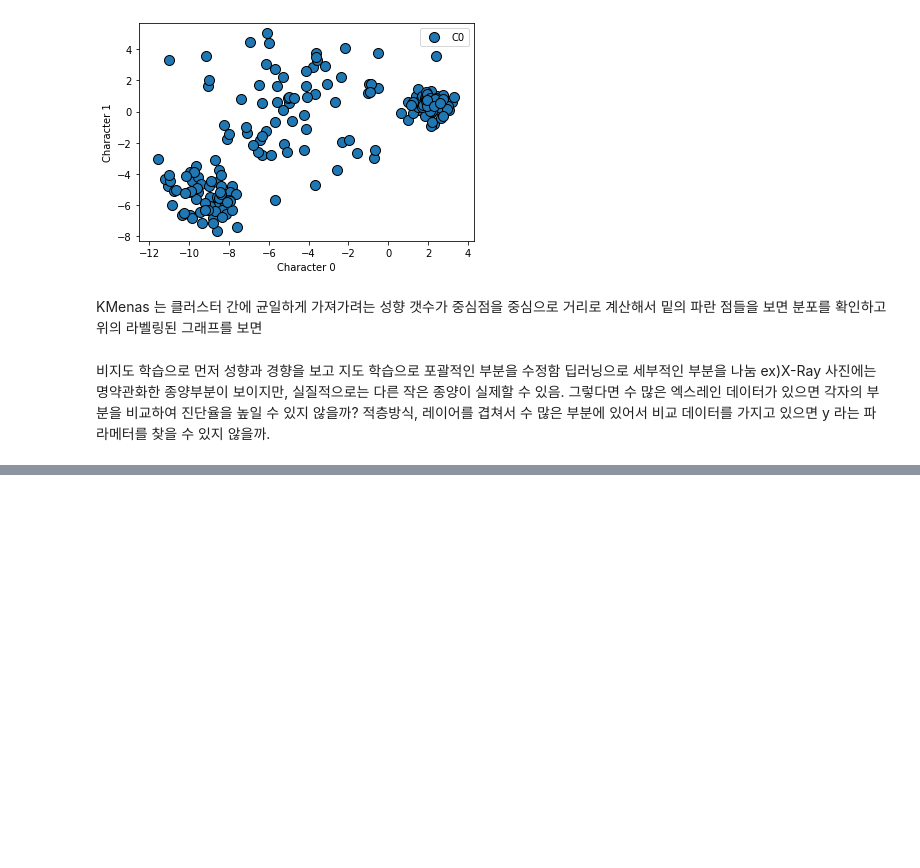
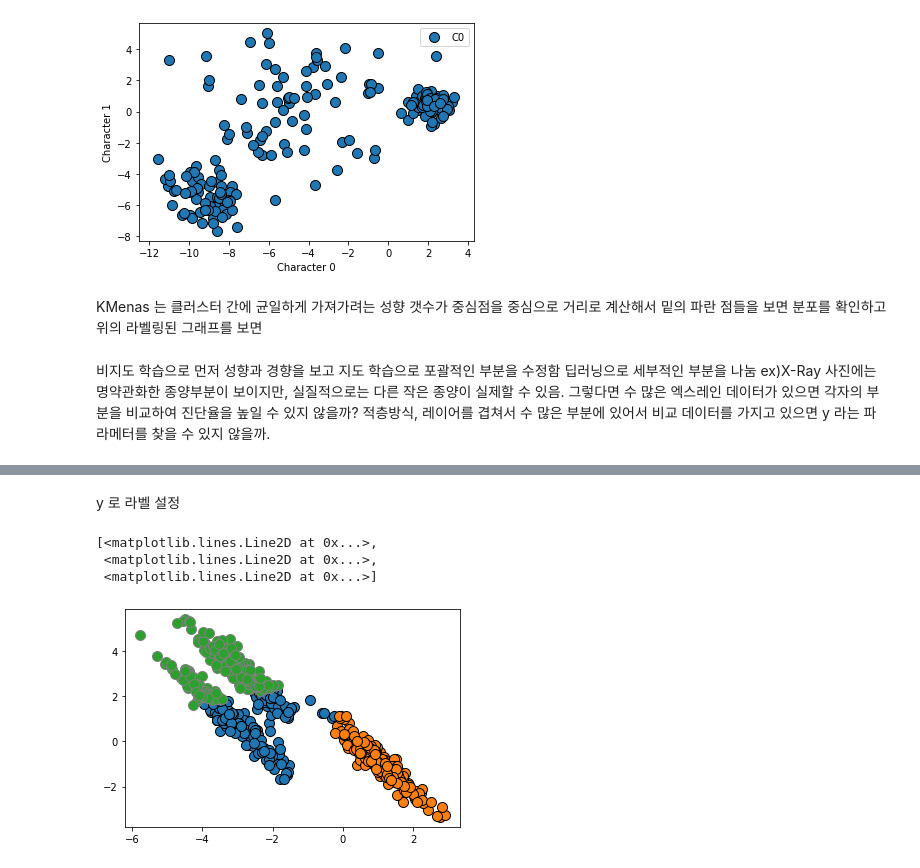
Before and after one commit to waldbear4/Python_2021, a Jupyter notebook: 20210624 KMEANS.ipynb, the cells around one changed output, grey strips where cells are left out. Drawn from its saved outputs; the diff is of its cells as text; code cells hidden in the pictures; blank space fills up the shorter version.

```diff
--- a/20210624 KMEANS.ipynb
+++ b/20210624 KMEANS.ipynb
@@ -154,0 +165,3 @@ ex)X-Ray 사진에는 명약관화한 종양부분이 보이지만, 실질적으
+# %%
+kmaens = KMeans(n_clusters=3).fit(X)
+y_pred = kmaens.predict(X)
@@ -154,0 +184,9 @@ ex)X-Ray 사진에는 명약관화한 종양부분이 보이지만, 실질적으
+# %% [markdown]
+y 로 라벨 설정
+# %%
+mglearn.discrete_scatter(X[:,0], X[:,1],y_pred, markers='o')
+# %% [output]
+[<matplotlib.lines.Line2D at 0x...>,
+ <matplotlib.lines.Line2D at 0x...>,
+ <matplotlib.lines.Line2D at 0x...>]
+[figure, added]
```
Also changed, not shown: parts of 19 cells of this notebook.
